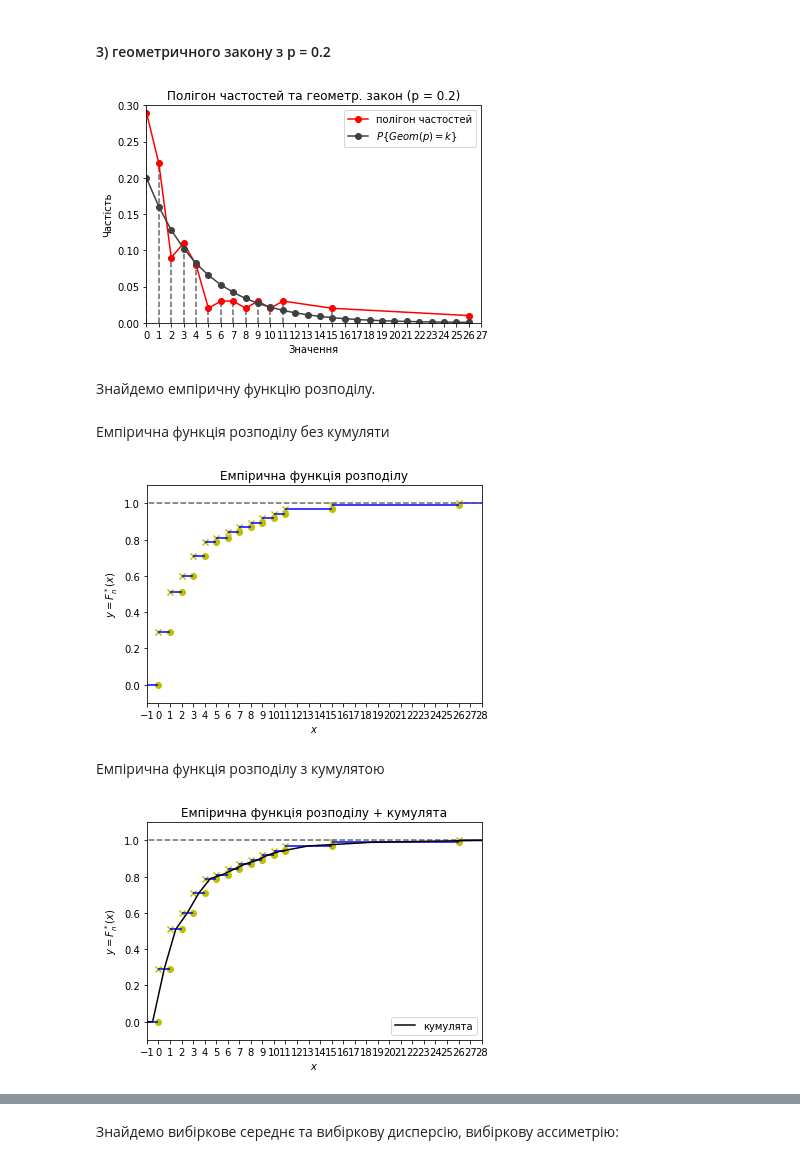
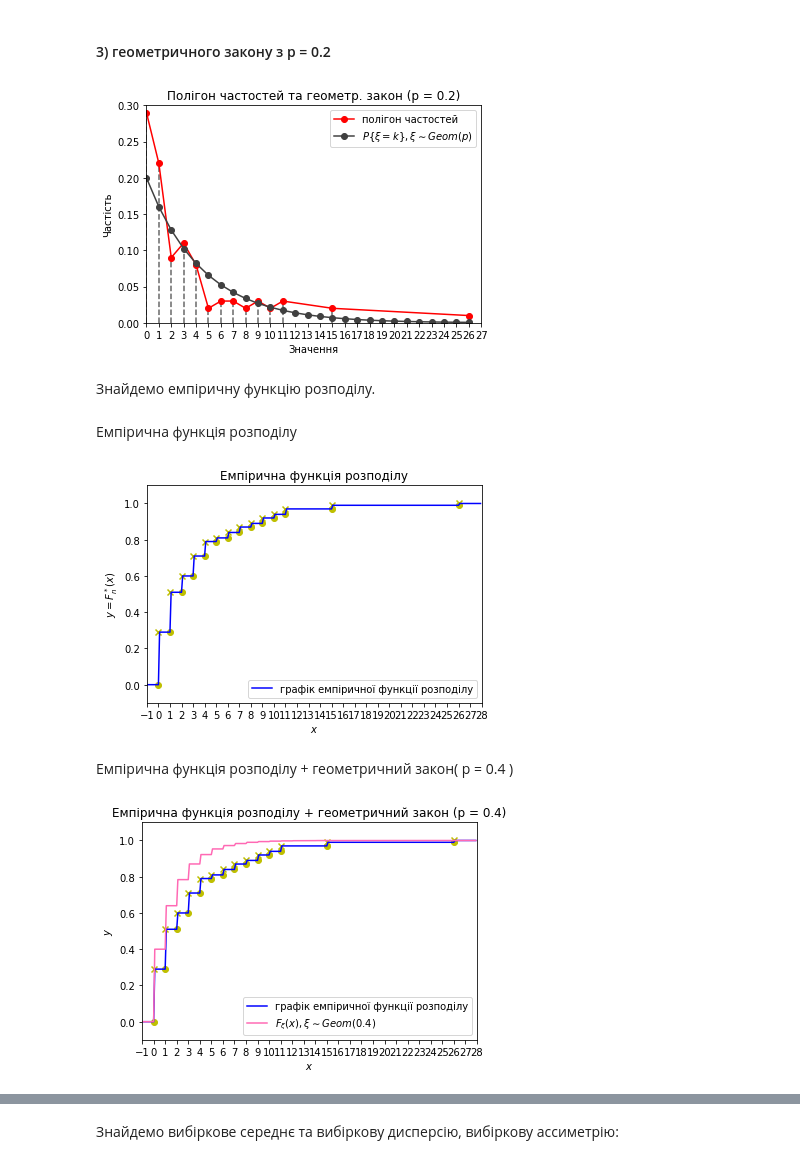
Before and after one commit to nikiandr/mathstatcourse, a Jupyter notebook: teorver.ipynb, the cells around one changed output, grey strips where cells are left out. Cells and saved outputs as stored; diff of their text form; code cells hidden in the pictures.

```diff
--- a/teorver.ipynb
+++ b/teorver.ipynb
@@ -107,12 +107,12 @@ plt.xlabel('Значення')
 plt.xticks([i for i in range(0, 28)])
 for i in amm.keys():
     plt.vlines(x = i, ymin = 0.00, ymax = amm[i], linestyles = 'dashed', color = '0.4')
-plt.plot([i for i in range(27)], [geom_prob(i, p = 0.2) for i in range(27)], '-o', color = '0.25', label = r'$P\left\{Geom(p) = k\right\}$')
+plt.plot([i for i in range(27)], [geom_prob(i, p = 0.2) for i in range(27)], '-o', color = '0.25', label = r'$P\left\{\xi = k\right\}, \xi \sim Geom(p)$')
 plt.legend()
 plt.savefig('pictures/plot4.png', dpi = 300)
 plt.show()
 # %% [output]
-[figure, old version]
+[figure, new version]
 # %% [markdown]
 Знайдемо емпіричну функцію розподілу.
 # %%
@@ -148,10 +148,11 @@ def empiric_distribution(x):
     else:
         return 1
 # %% [markdown]
-Емпірична функція розподілу без кумуляти
+Емпірична функція розподілу
 # %%
-t1 = np.arange(0.0, 26.0, 0.001)
-plt.hlines(y = 0, xmax = 0, xmin = -5, color = 'b')
+t2 = np.arange(-1, 28, 0.1)
+plt.plot(t2, np.array([empiric_distribution(i) for i in t2]), color = 'b', label = 'графік емпіричної функції розподілу')
+
 plt.title('Емпірична функція розподілу')
 plt.ylabel('$y = F_n^*(x)$')
 plt.xlabel('$x$')
@@ -162,64 +163,32 @@ plt.scatter(con, [empiric_distribution(i + 0.0001) for i in con], color = 'y', m
 # points of noncontinuity
 plt.scatter(con, [empiric_distribution(i - 0.0001) for i in con], color = 'y')
 plt.axis([-1, 28, -0.1, 1.1])
-#all the levels
-plt.hlines(y = 0.29, xmax = 1, xmin = 0, color = 'b')
-plt.hlines(y = 0.51, xmax = 2, xmin = 1, color = 'b')
-plt.hlines(y = 0.60, xmax = 3, xmin = 2, color = 'b')
-plt.hlines(y = 0.71, xmax = 4, xmin = 3, color = 'b')
-plt.hlines(y = 0.79, xmax = 5, xmin = 4, color = 'b')
-plt.hlines(y = 0.81, xmax = 6, xmin = 5, color = 'b')
-plt.hlines(y = 0.84, xmax = 7, xmin = 6, color = 'b')
-plt.hlines(y = 0.87, xmax = 8, xmin = 7, color = 'b')
-plt.hlines(y = 0.89, xmax = 9, xmin = 8, color = 'b')
-plt.hlines(y = 0.92, xmax = 10, xmin = 9, color = 'b')
-plt.hlines(y = 0.94, xmax = 11, xmin = 10, color = 'b')
-plt.hlines(y = 0.97, xmax = 15, xmin = 11, color = 'b')
-plt.hlines(y = 0.99, xmax = 26, xmin = 15, color = 'b')
-plt.hlines(y = 1, xmax = 30, xmin = 26, color = 'b')
-plt.hlines(y = 1, xmax = 30, xmin = -5, linestyles = 'dashed', color = '0.4')
 #final settings
+plt.legend()
 plt.savefig('pictures/func.png', dpi = 300)
 plt.show()
 # %% [output]
-[figure, old version]
+[figure, new version]
 # %% [markdown]
-Емпірична функція розподілу з кумулятою
+Емпірична функція розподілу + геометричний закон( p = 0.4 )
 # %%
 t1 = np.arange(0.0, 26.0, 0.001)
-plt.hlines(y = 0, xmax = 0, xmin = -5, color = 'b')
-plt.title('Емпірична функція розподілу + кумулята')
-plt.ylabel('$y = F_n^*(x)$')
+t2 = np.arange(-1, 28, 0.1)
+plt.plot(t2, np.array([empiric_distribution(i) for i in t2]), color = 'b', label = 'графік емпіричної функції розподілу')
+plt.plot(t2, np.array([geom.cdf(i + 1, 0.4) for i in t2]), color = 'hotpink', label = r'$F_{\xi}(x), \xi \sim Geom(0.4)$')
+plt.title('Емпірична функція розподілу + геометричний закон (p = 0.4)')
+plt.ylabel('$y$')
 plt.xlabel('$x$')
 plt.xticks([i for i in range(-1, 29)])
 # points of continuity
 con = [0, 1, 2, 3, 4, 5, 6, 7, 8, 9, 10, 11, 15, 26]
 plt.scatter(con, [empiric_distribution(i + 0.0001) for i in con], color = 'y', marker = 'x')
 # points of noncontinuity
 plt.scatter(con, [empiric_distribution(i - 0.0001) for i in con], color = 'y')
 plt.axis([-1, 28, -0.1, 1.1])
-#all the levels
-plt.hlines(y = 0.29, xmax = 1, xmin = 0, color = 'b')
-plt.hlines(y = 0.51, xmax = 2, xmin = 1, color = 'b')
-plt.hlines(y = 0.60, xmax = 3, xmin = 2, color = 'b')
-plt.hlines(y = 0.71, xmax = 4, xmin = 3, color = 'b')
-plt.hlines(y = 0.79, xmax = 5, xmin = 4, color = 'b')
-plt.hlines(y = 0.81, xmax = 6, xmin = 5, color = 'b')
-plt.hlines(y = 0.84, xmax = 7, xmin = 6, color = 'b')
-plt.hlines(y = 0.87, xmax = 8, xmin = 7, color = 'b')
-plt.hlines(y = 0.89, xmax = 9, xmin = 8, color = 'b')
-plt.hlines(y = 0.92, xmax = 10, xmin = 9, color = 'b')
-plt.hlines(y = 0.94, xmax = 11, xmin = 10, color = 'b')
-plt.hlines(y = 0.97, xmax = 15, xmin = 11, color = 'b')
-plt.hlines(y = 0.99, xmax = 26, xmin = 15, color = 'b')
-plt.hlines(y = 1, xmax = 30, xmin = 26, color = 'b')
-plt.hlines(y = 1, xmax = 30, xmin = -5, linestyles = 'dashed', color = '0.4')
-#cumulate line
-mids = [-1, -0.5, 0.5, 1.5, 2.5, 3.5, 4.5, 5.5, 6.5, 7.5, 8.5, 9.5, 10.5, 13, 18.5, 27.5, 28]
-plt.plot(mids, [empiric_distribution(i) for i in mids], color = 'k', label  = 'кумулята')
-plt.legend(loc = 'lower right')
 #final settings
-plt.savefig('pictures/func+kum.png', dpi = 300)
+plt.legend()
+plt.savefig('pictures/func+geom4.png', dpi = 300)
 plt.show()
 # %% [output]
-[figure, old version]
+[figure, new version]
```
Also changed, not shown: parts of 11 cells of this notebook.
